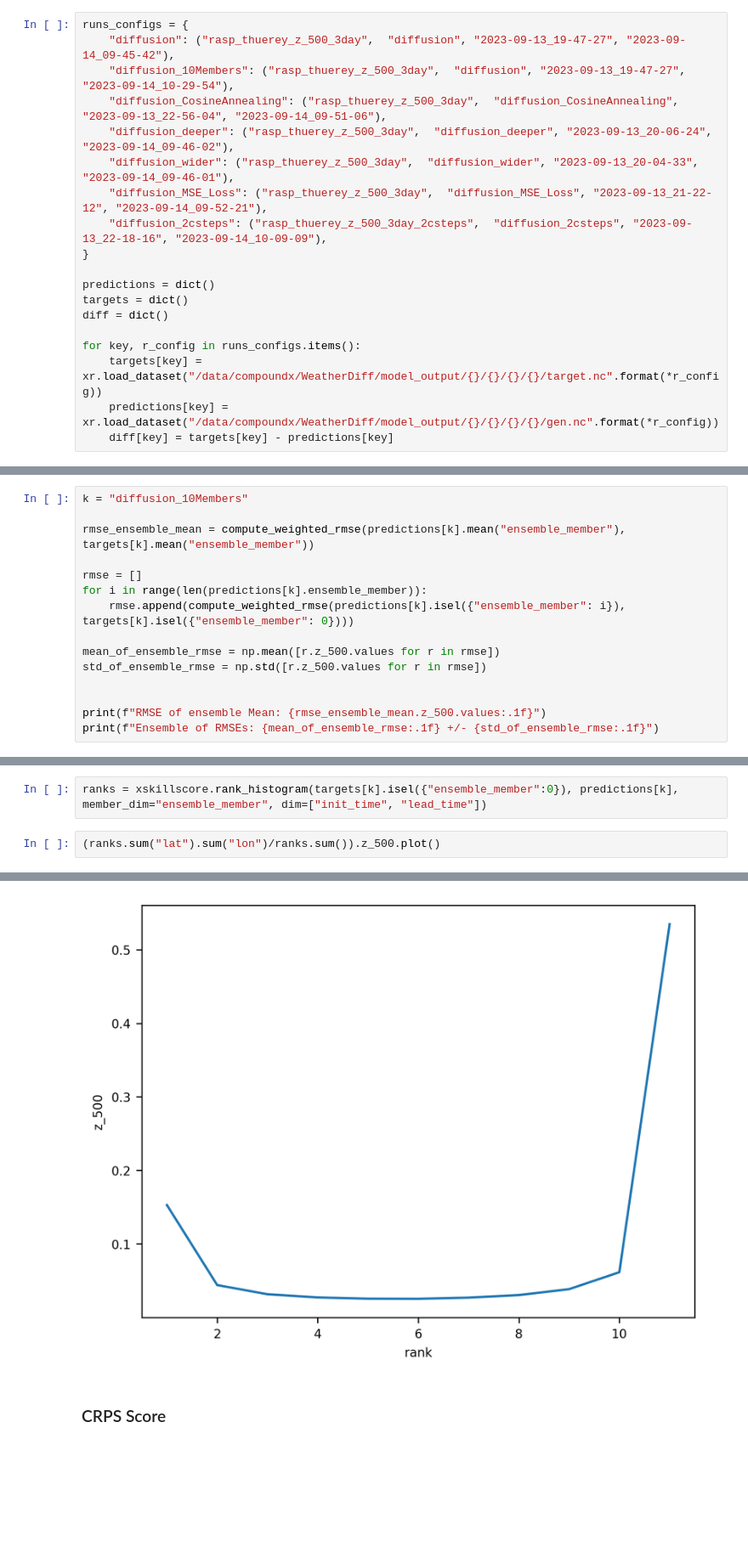
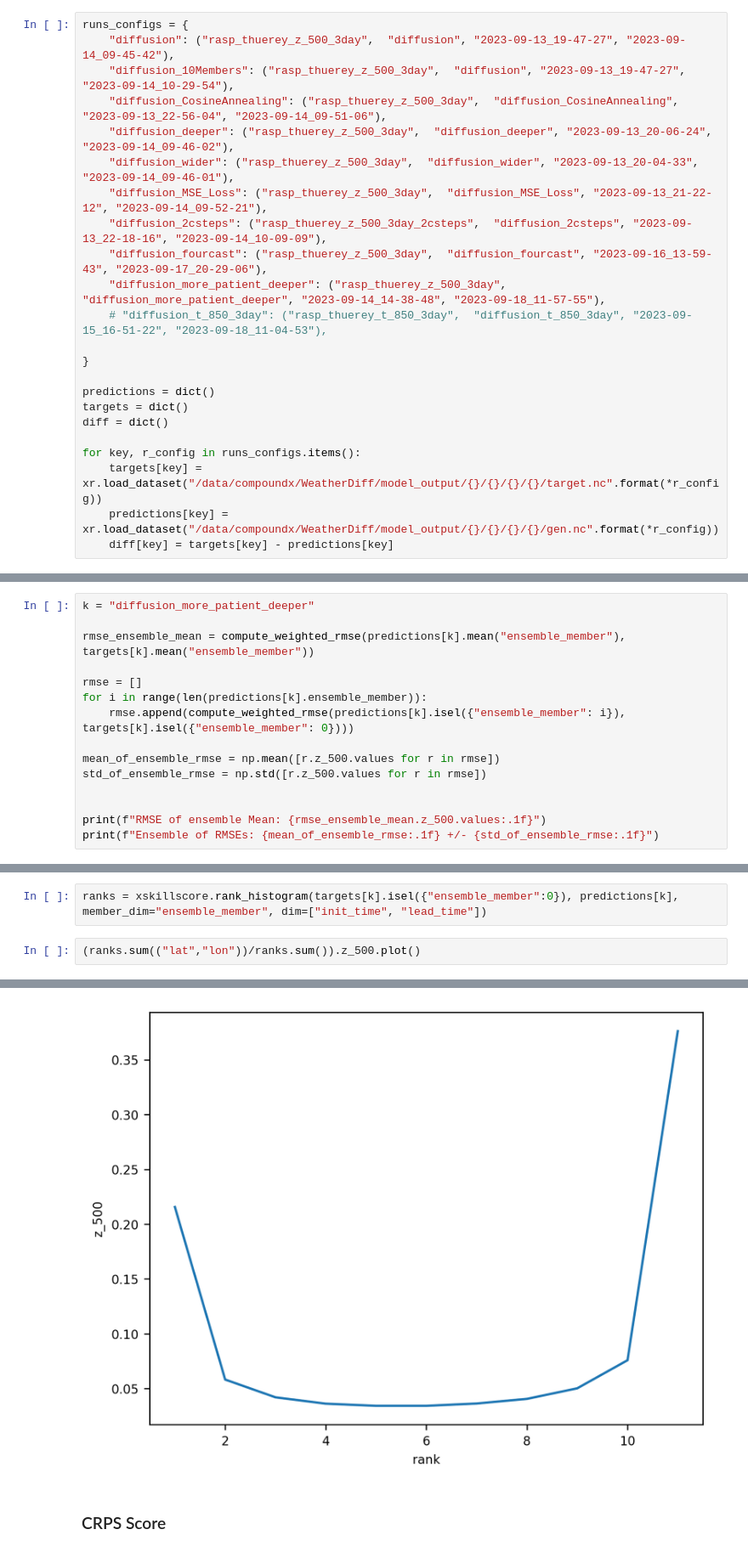
Before and after one commit to ECMWFCode4Earth/diffusion-models-for-weather-prediction, a Jupyter notebook: nb_bologna_ensemble_eval.ipynb, the cells around one changed output, grey strips where cells are left out. Shown at 85% size. Saved outputs shown, nothing was run; the diff lists cells and outputs as text; blank space fills up the shorter version.

```diff
--- a/nb_bologna_ensemble_eval.ipynb
+++ b/nb_bologna_ensemble_eval.ipynb
@@ -31,6 +31,10 @@ runs_configs = {
     "diffusion_wider": ("rasp_thuerey_z_500_3day",  "diffusion_wider", "2023-09-13_20-04-33", "2023-09-14_09-46-01"),
     "diffusion_MSE_Loss": ("rasp_thuerey_z_500_3day",  "diffusion_MSE_Loss", "2023-09-13_21-22-12", "2023-09-14_09-52-21"),
     "diffusion_2csteps": ("rasp_thuerey_z_500_3day_2csteps",  "diffusion_2csteps", "2023-09-13_22-18-16", "2023-09-14_10-09-09"),
+    "diffusion_fourcast": ("rasp_thuerey_z_500_3day",  "diffusion_fourcast", "2023-09-16_13-59-43", "2023-09-17_20-29-06"),
+    "diffusion_more_patient_deeper": ("rasp_thuerey_z_500_3day",  "diffusion_more_patient_deeper", "2023-09-14_14-38-48", "2023-09-18_11-57-55"),
+    # "diffusion_t_850_3day": ("rasp_thuerey_t_850_3day",  "diffusion_t_850_3day", "2023-09-15_16-51-22", "2023-09-18_11-04-53"),
+
 }
 
 predictions = dict()
@@ -58,7 +64,7 @@ RMSE diffusion_2csteps is 691.8
 # %% [markdown]
 ### Mean of ensemble rmse vs rmse of mean ensemble
 # %%
-k = "diffusion_10Members"
+k = "diffusion_more_patient_deeper"
 
 rmse_ensemble_mean = compute_weighted_rmse(predictions[k].mean("ensemble_member"), targets[k].mean("ensemble_member"))
 
@@ -114,10 +119,10 @@ rmse_var_ratio.isel({"lead_time":0}).mean("init_time").z_500.plot(cmap="Spectral
 # %%
 ranks = xskillscore.rank_histogram(targets[k].isel({"ensemble_member":0}), predictions[k], member_dim="ensemble_member", dim=["init_time", "lead_time"])
 # %%
-(ranks.sum("lat").sum("lon")/ranks.sum()).z_500.plot()
+(ranks.sum(("lat","lon"))/ranks.sum()).z_500.plot()
 # %% [output]
 [<matplotlib.lines.Line2D at 0x...>]
-[figure, old version]
+[figure, new version]
 # %% [markdown]
 ### CRPS Score
 # %%
```
Also changed, not shown: parts of 6 cells of this notebook, 3 other files.
